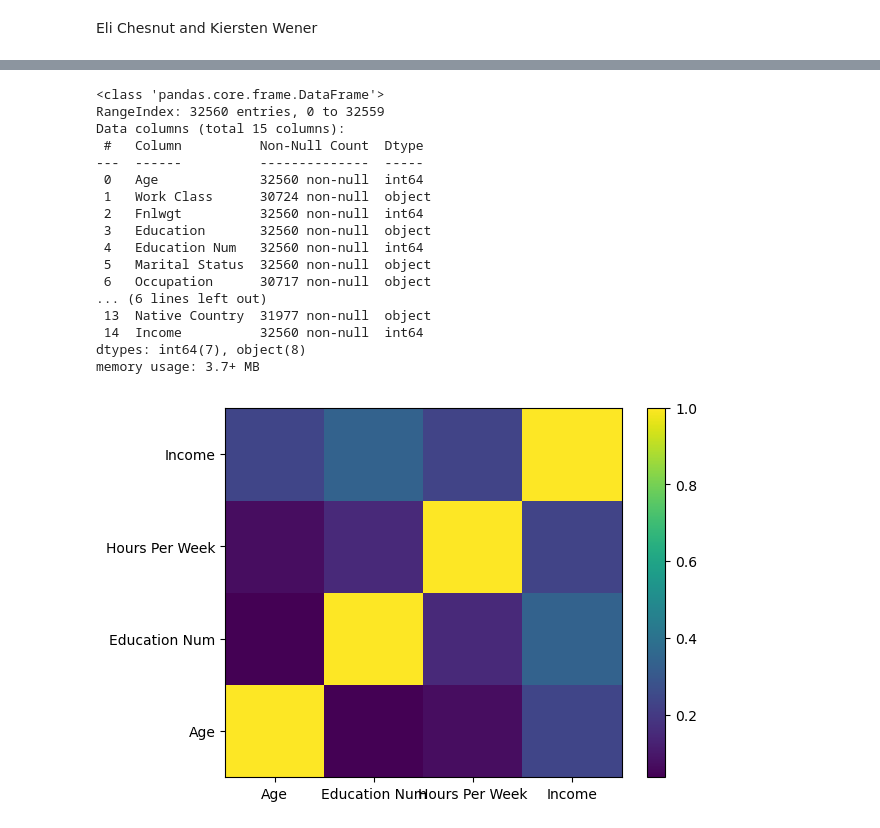
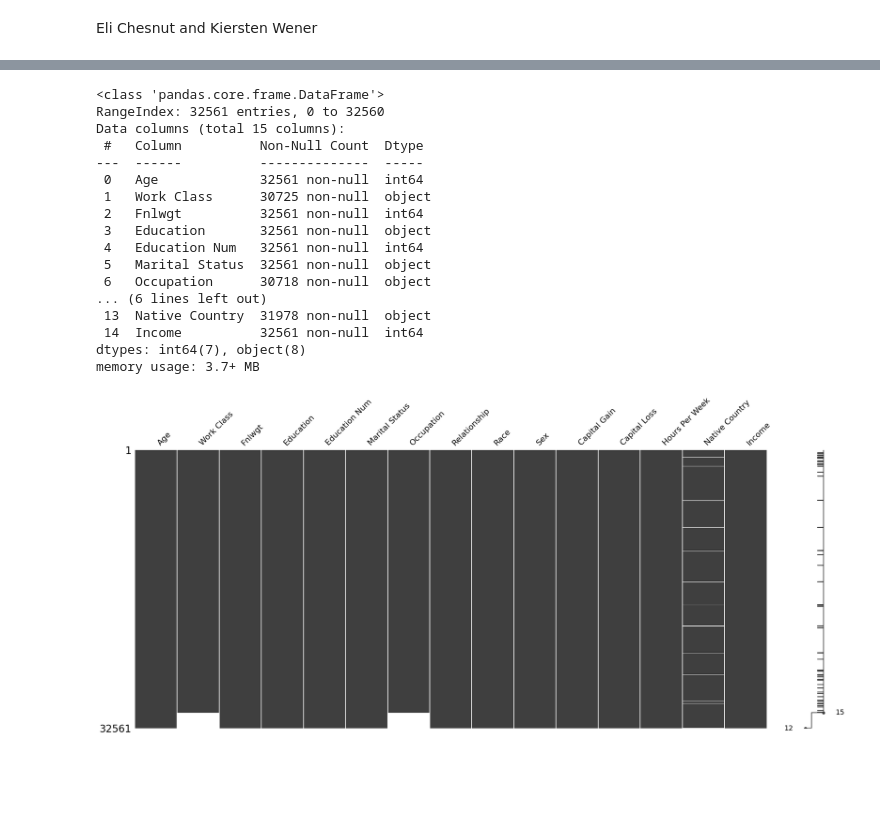
Before and after one commit to ElijahChesnut26/MLLab3, a Jupyter notebook: lab3.ipynb, the cells around one changed output, grey strips where cells are left out. Drawn from its saved outputs; the diff is of its cells as text; code cells hidden in the pictures; blank space fills up the shorter version.

```diff
--- a/lab3.ipynb
+++ b/lab3.ipynb
@@ -12,7 +12,6 @@ Numpy: 1.26.4
 # %%
 col_names = ('Age', 'Work Class', 'Fnlwgt', 'Education', 'Education Num', 'Marital Status', 'Occupation', 'Relationship', 'Race', 'Sex', 'Capital Gain', 'Capital Loss', 'Hours Per Week', 'Native Country', 'Income')
 df = pd.read_csv('adult.data', header = None, names = col_names)
-df = df.drop(0)
 df = df.reset_index(drop=True)
 df.head()
 # %% [output]
@@ -39,40 +38,42 @@ df.head()
 df.info()
 # %% [output]
 <class 'pandas.core.frame.DataFrame'>
-RangeIndex: 32560 entries, 0 to 32559
+RangeIndex: 32561 entries, 0 to 32560
 Data columns (total 15 columns):
  #   Column          Non-Null Count  Dtype
 ---  ------          --------------  -----
- 0   Age             32560 non-null  int64
- 1   Work Class      30724 non-null  object
- 2   Fnlwgt          32560 non-null  int64
- 3   Education       32560 non-null  object
- 4   Education Num   32560 non-null  int64
- 5   Marital Status  32560 non-null  object
- 6   Occupation      30717 non-null  object
+ 0   Age             32561 non-null  int64
+ 1   Work Class      30725 non-null  object
+ 2   Fnlwgt          32561 non-null  int64
+ 3   Education       32561 non-null  object
+ 4   Education Num   32561 non-null  int64
+ 5   Marital Status  32561 non-null  object
+ 6   Occupation      30718 non-null  object
 ... (6 lines left out)
- 13  Native Country  31977 non-null  object
- 14  Income          32560 non-null  int64
+ 13  Native Country  31978 non-null  object
+ 14  Income          32561 non-null  int64
 dtypes: int64(7), object(8)
 memory usage: 3.7+ MB
 # %%
 #import math and plots
 import matplotlib
 import matplotlib.pyplot as plt
 import warnings
 warnings.simplefilter('ignore', DeprecationWarning)
 %matplotlib inline
 
-# import missingno as mn
+import missingno as mn
 
-# mn.matrix(df.sort_values(by = ['Work Class', 'Occupation','Native Country']))
+mn.matrix(df.sort_values(by = ['Work Class', 'Occupation','Native Country']))
+plt.show()
 
-vars = ['Age','Education Num', 'Hours Per Week', 'Income']
-corr_grid = df[vars].corr()
-plt.pcolor(corr_grid)
-plt.yticks(np.arange(0.5, len(vars), 1), vars)
-plt.xticks(np.arange(0.5, len(vars), 1), vars)
-plt.colorbar()
-plt.show()
+
+# vars = ['Age','Education Num', 'Hours Per Week', 'Income']
+# corr_grid = df[vars].corr()
+# plt.pcolor(corr_grid)
+# plt.yticks(np.arange(0.5, len(vars), 1), vars)
+# plt.xticks(np.arange(0.5, len(vars), 1), vars)
+# plt.colorbar()
+# plt.show()
 # %% [output]
-[figure, old version]
+[figure, new version]
```
Also changed, not shown: parts of 9 cells of this notebook.
